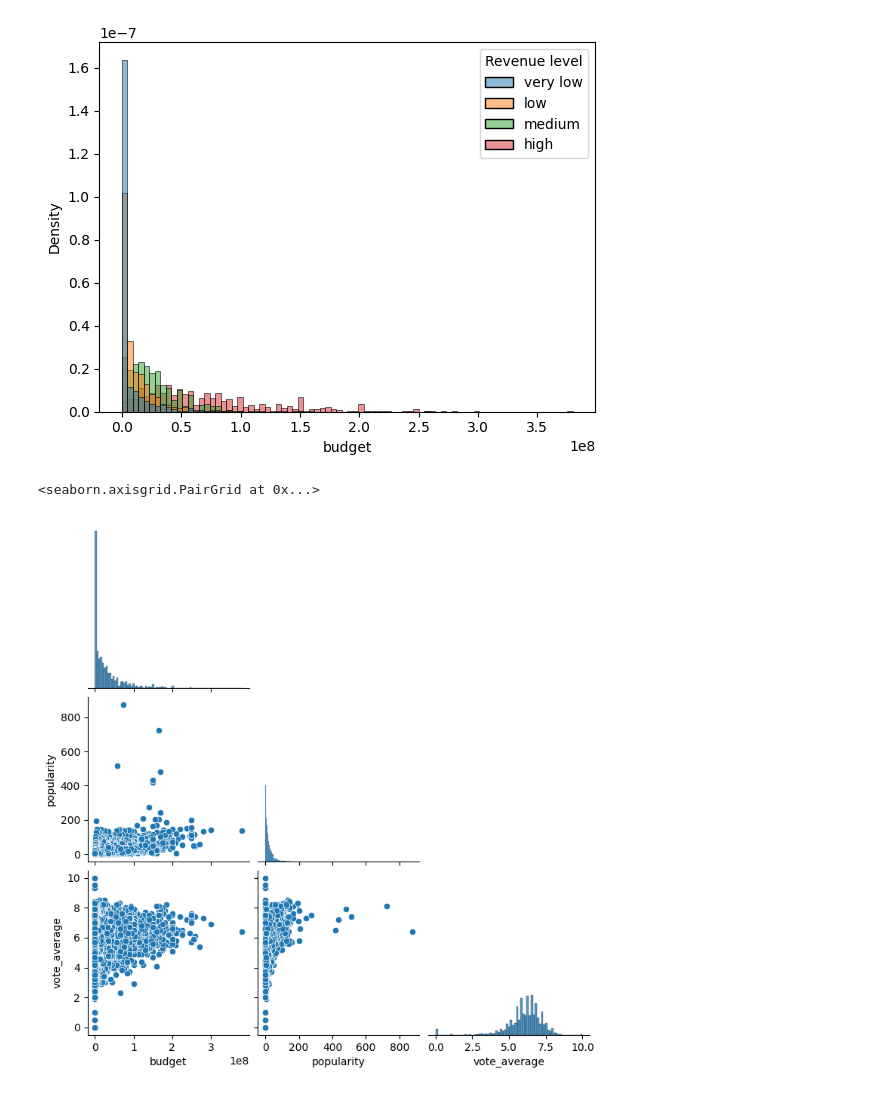
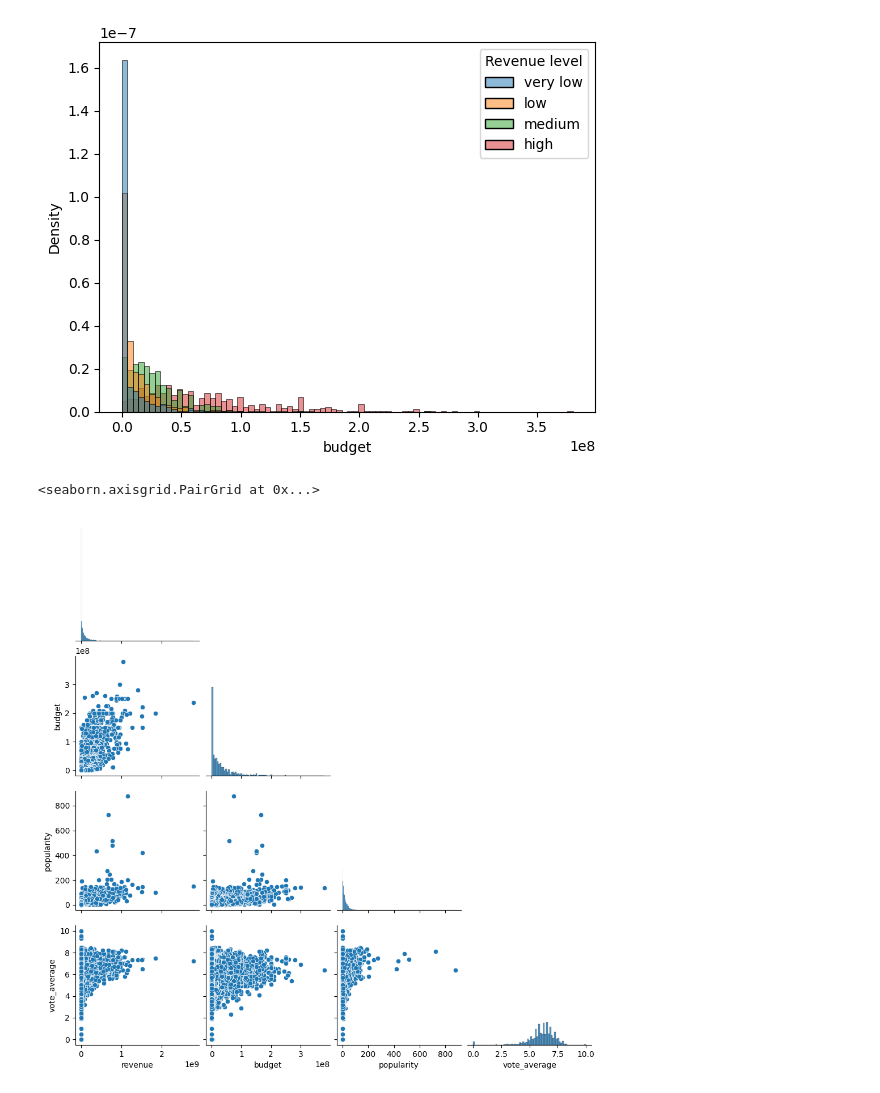
Before and after one commit to MatheusOde/TreinamentoIA, a Jupyter notebook: AnaliseDados.ipynb, the cells around one changed output. Cells and saved outputs as stored; diff of their text form; code cells hidden in the pictures.

Commit message:
tiny change at last graph

```diff
--- a/AnaliseDados.ipynb
+++ b/AnaliseDados.ipynb
@@ -111,8 +111,7 @@ See the caveats in the documentation: https://pandas.pydata.org/pandas-docs/stab
 <Axes: xlabel='budget', ylabel='Density'>
 [figure]
 # %%
-# tirar a correlação entre 3 atributos, senão ia ficar uma imagem muito grande
-sns.pairplot(dataset[['budget', 'popularity', 'vote_average']], corner=True)
+sns.pairplot(dataset[['revenue', 'budget', 'popularity', 'vote_average']], corner=True)
 # %% [output]
 <seaborn.axisgrid.PairGrid at 0x...>
-[figure, old version]
+[figure, new version]
```
